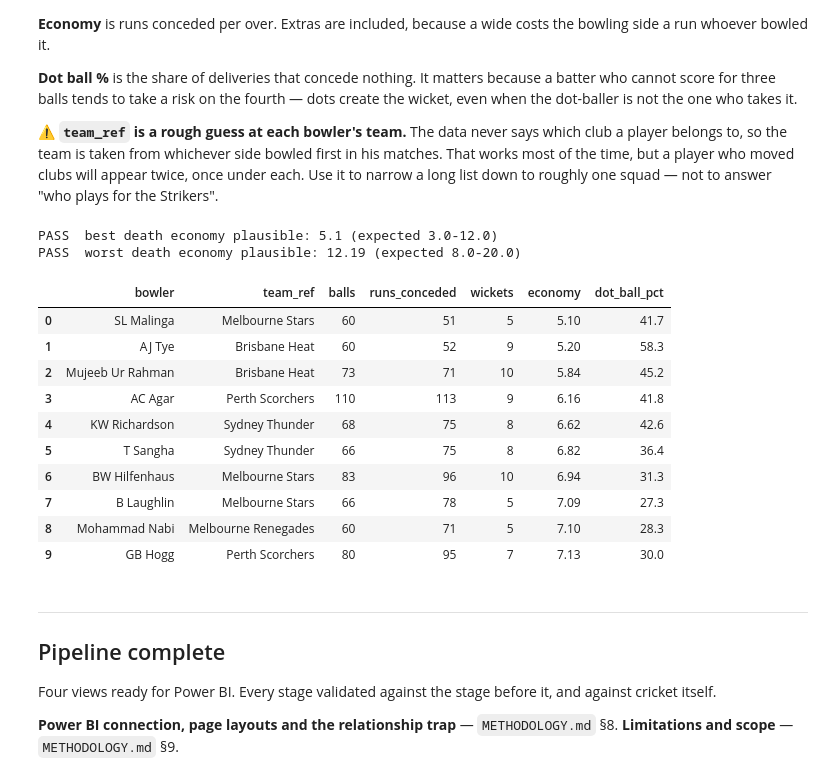
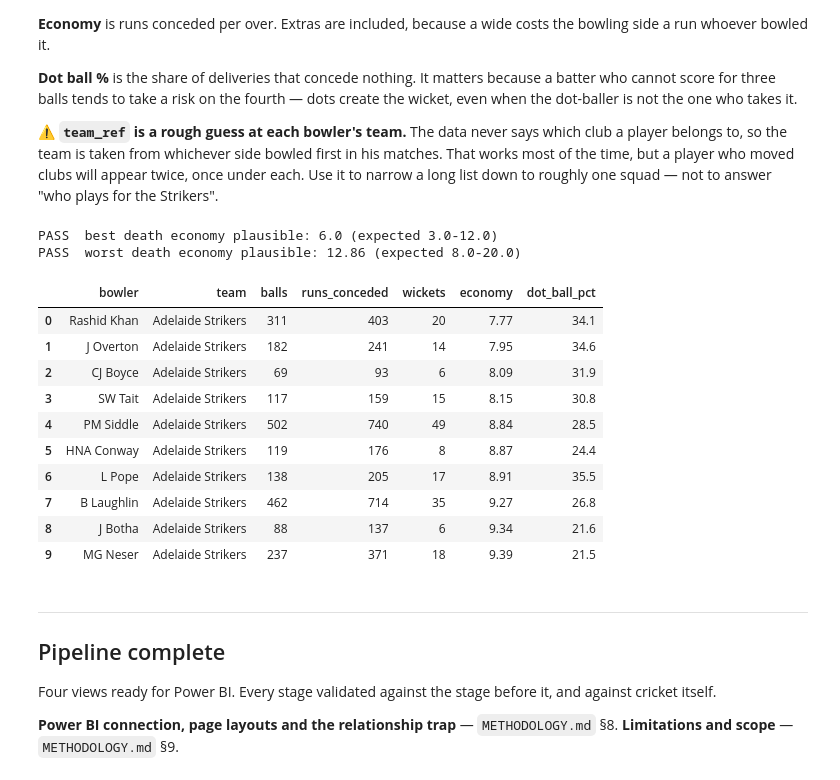
Before and after one commit to Harish-Thota1/bbl-cricket-analytics, a Jupyter notebook: bbl_scouting_pipeline_final.ipynb, the cells around one changed output. Saved outputs shown, nothing was run; the diff lists cells and outputs as text; code cells hidden in the pictures.

Commit message:
Use each ball's bowling team on the death bowling page
The view took a bowler's team from dim_match.team_bowling_first, which
is only right for the side that bowled first. Every second-innings
bowler was labelled with the opposition: 41% of death-over balls had
the wrong team, and each bowler's record was split across teams.

Changes:
- v_death_bowling groups by fact_delivery.bowling_team instead
- Rename team_ref to team, since it is no longer a guess
- Drop and recreate the view (CREATE OR REPLACE cannot rename columns)

Effect on the Strikers list:
- Rashid Khan: 140 -> 311 death balls, now the best economy (7.77)
- MG Neser: was top (7.98 on 115 balls), now 10th (9.39 on 237 balls)

```diff
--- a/bbl_scouting_pipeline_final.ipynb
+++ b/bbl_scouting_pipeline_final.ipynb
@@ -1167,42 +1167,42 @@ each. Use it to narrow a long list down to roughly one squad — not to answer "
 the Strikers".
 # %%
 run_sql("""
-CREATE OR REPLACE VIEW v_death_bowling AS
+DROP VIEW IF EXISTS v_death_bowling;
+CREATE VIEW v_death_bowling AS
 SELECT p.player_name AS bowler,
-       m.team_bowling_first AS team_ref,      -- rough, see the note above  §7d
+       f.bowling_team AS team,                -- the side he bowled for on that ball  §7d
        COUNT(*) AS balls,
        SUM(f.runs_off_bat + f.extras) AS runs_conceded,
        SUM(CASE WHEN f.bowler_wicket THEN 1 ELSE 0 END) AS wickets,
        ROUND(6.0*SUM(f.runs_off_bat + f.extras)/COUNT(*),2) AS economy,
        ROUND(100.0*SUM(CASE WHEN f.runs_off_bat=0 AND f.extras=0 THEN 1 ELSE 0 END)
              /COUNT(*),1) AS dot_ball_pct
 FROM fact_delivery f
 JOIN dim_player p ON f.bowler_id = p.registry_id
-JOIN dim_match m  ON f.match_id  = m.match_id
 WHERE f.phase = 'Death'
-GROUP BY p.player_name, m.team_bowling_first
+GROUP BY p.player_name, f.bowling_team
 HAVING COUNT(*) >= 60;
 """)
 
 d = query("SELECT MIN(economy) lo, MAX(economy) hi FROM v_death_bowling").iloc[0]
 check("best death economy plausible",  float(d["lo"]), lo=3.0, hi=12.0)
 check("worst death economy plausible", float(d["hi"]), lo=8.0, hi=20.0)
 
-query("SELECT * FROM v_death_bowling ORDER BY economy LIMIT 10")
+query("SELECT * FROM v_death_bowling WHERE team = 'Adelaide Strikers' ORDER BY economy LIMIT 10")
 # %% [output]
-PASS  best death economy plausible: 5.1 (expected 3.0-12.0)
-PASS  worst death economy plausible: 12.19 (expected 8.0-20.0)
+PASS  best death economy plausible: 6.0 (expected 3.0-12.0)
+PASS  worst death economy plausible: 12.86 (expected 8.0-20.0)
-|  | bowler | team_ref | balls | runs_conceded | wickets | economy | dot_ball_pct |
-| 0 | SL Malinga | Melbourne Stars | 60 | 51 | 5 | 5.10 | 41.7 |
-| 1 | AJ Tye | Brisbane Heat | 60 | 52 | 9 | 5.20 | 58.3 |
-| 2 | Mujeeb Ur Rahman | Brisbane Heat | 73 | 71 | 10 | 5.84 | 45.2 |
-| 3 | AC Agar | Perth Scorchers | 110 | 113 | 9 | 6.16 | 41.8 |
-| 4 | KW Richardson | Sydney Thunder | 68 | 75 | 8 | 6.62 | 42.6 |
-| 5 | T Sangha | Sydney Thunder | 66 | 75 | 8 | 6.82 | 36.4 |
-| 6 | BW Hilfenhaus | Melbourne Stars | 83 | 96 | 10 | 6.94 | 31.3 |
-| 7 | B Laughlin | Melbourne Stars | 66 | 78 | 5 | 7.09 | 27.3 |
-| 8 | Mohammad Nabi | Melbourne Renegades | 60 | 71 | 5 | 7.10 | 28.3 |
-| 9 | GB Hogg | Perth Scorchers | 80 | 95 | 7 | 7.13 | 30.0 |
+|  | bowler | team | balls | runs_conceded | wickets | economy | dot_ball_pct |
+| 0 | Rashid Khan | Adelaide Strikers | 311 | 403 | 20 | 7.77 | 34.1 |
+| 1 | J Overton | Adelaide Strikers | 182 | 241 | 14 | 7.95 | 34.6 |
+| 2 | CJ Boyce | Adelaide Strikers | 69 | 93 | 6 | 8.09 | 31.9 |
+| 3 | SW Tait | Adelaide Strikers | 117 | 159 | 15 | 8.15 | 30.8 |
+| 4 | PM Siddle | Adelaide Strikers | 502 | 740 | 49 | 8.84 | 28.5 |
+| 5 | HNA Conway | Adelaide Strikers | 119 | 176 | 8 | 8.87 | 24.4 |
+| 6 | L Pope | Adelaide Strikers | 138 | 205 | 17 | 8.91 | 35.5 |
+| 7 | B Laughlin | Adelaide Strikers | 462 | 714 | 35 | 9.27 | 26.8 |
+| 8 | J Botha | Adelaide Strikers | 88 | 137 | 6 | 9.34 | 21.6 |
+| 9 | MG Neser | Adelaide Strikers | 237 | 371 | 18 | 9.39 | 21.5 |
 # %% [markdown]
 ---
 
```
